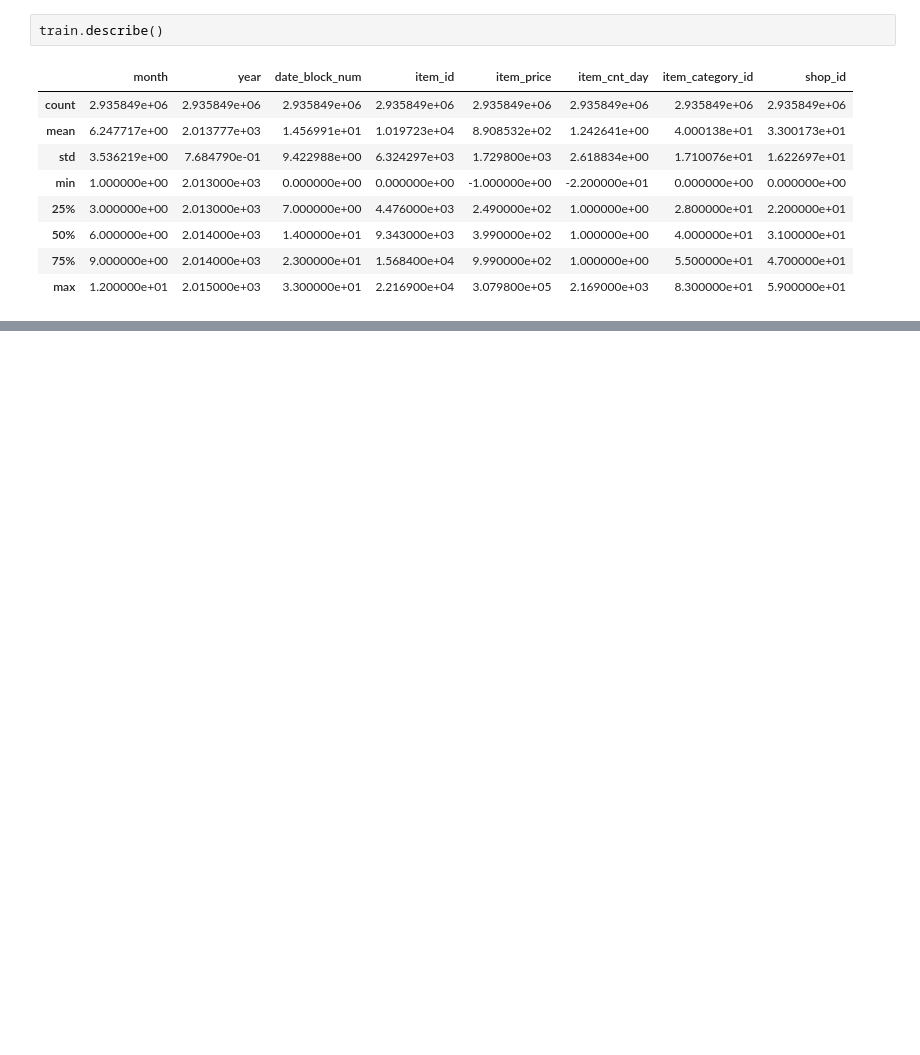
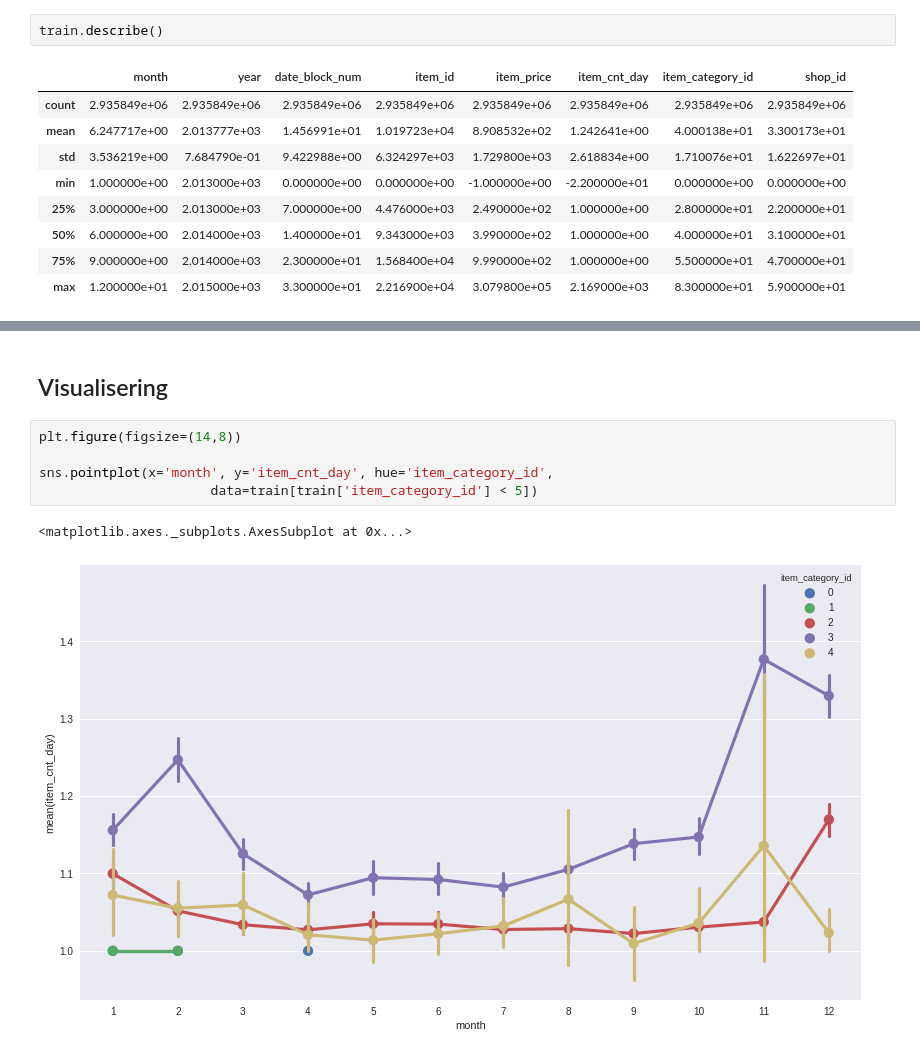
Before and after one commit to fabiansd/Predict-future-sales-Russian-market, a Jupyter notebook: PricePrediction.ipynb, the cells around one changed output, grey strips where cells are left out. Cells and saved outputs as stored; diff of their text form; blank space fills up the shorter version.

```diff
--- a/PricePrediction.ipynb
+++ b/PricePrediction.ipynb
@@ -75,0 +107,10 @@ train.describe()
+# %% [markdown]
+## Visualisering
+# %%
+plt.figure(figsize=(14,8))
+
+sns.pointplot(x='month', y='item_cnt_day', hue='item_category_id',
+                      data=train[train['item_category_id'] < 5])
+# %% [output]
+<matplotlib.axes._subplots.AxesSubplot at 0x...>
+[figure, added]
```
Also changed, not shown: parts of 18 cells of this notebook.
